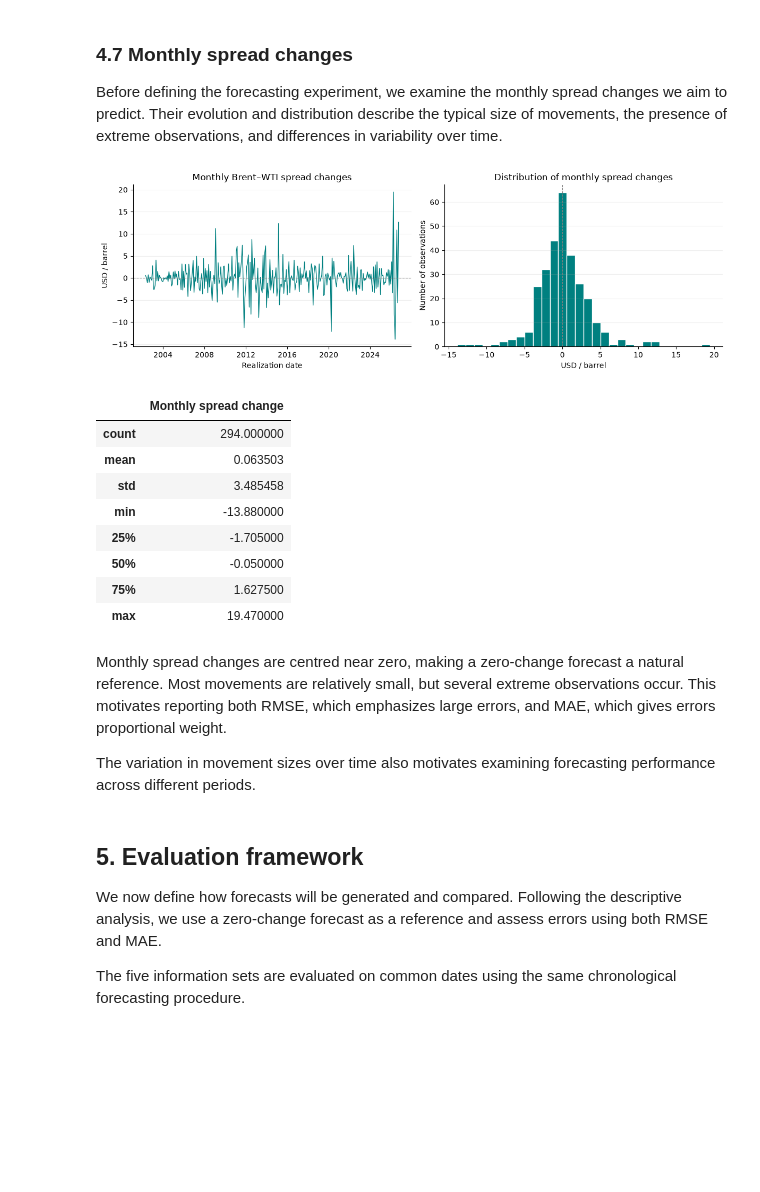
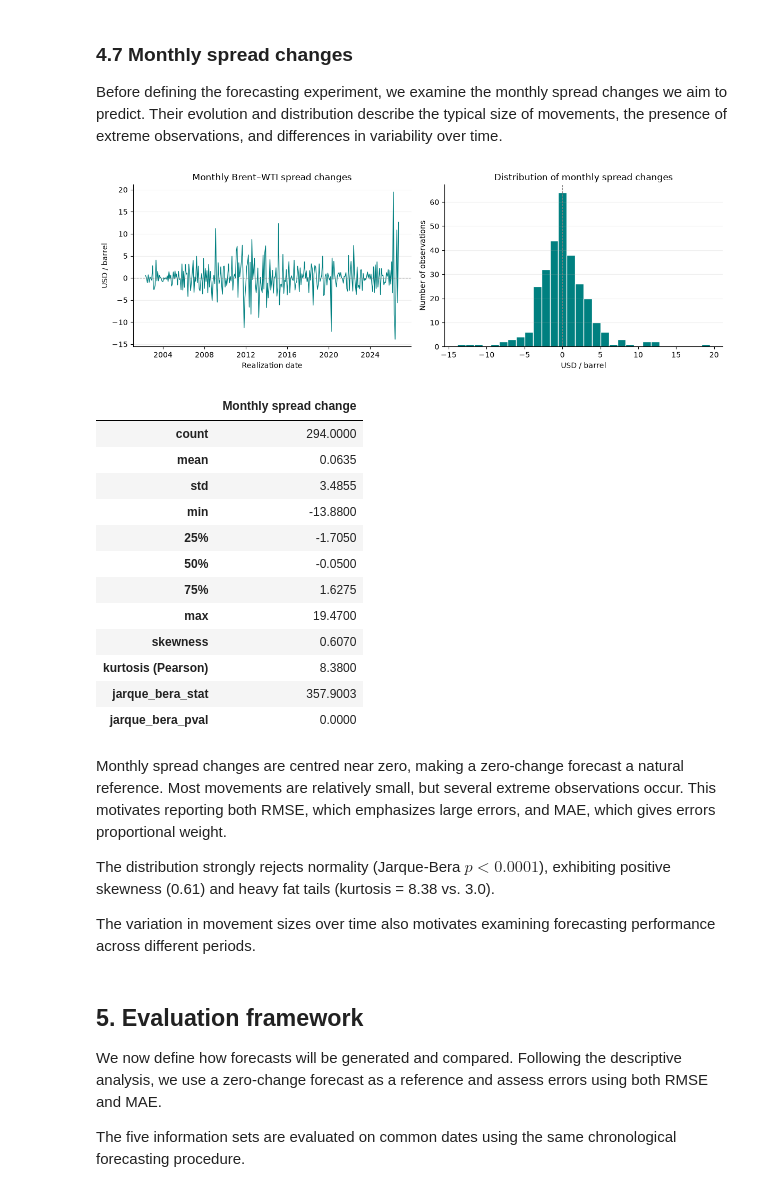
Before and after one commit to Samgit0532/brent-wti-ml-project, a Jupyter notebook: main.ipynb, the cells around one changed output. Cells and saved outputs as stored; diff of their text form; code cells hidden in the pictures; blank space fills up the shorter version.

```diff
--- a/main.ipynb
+++ b/main.ipynb
@@ -405,47 +405,66 @@ Period: 2002-03 to 2026-08
 
 Before defining the forecasting experiment, we examine the monthly spread changes we aim to predict. Their evolution and distribution describe the typical size of movements, the presence of extreme observations, and differences in variability over time.
 # %%
+from scipy import stats
+
 target = model_data["target_spread_change"]
 
 # The target attached to decision month t is realized in month t+1
 target_dates = model_data["date"] + pd.offsets.MonthEnd(1)
 
 fig, axes = plt.subplots(1, 2, figsize=(12, 4))
 
 axes[0].plot(target_dates, target, color="teal", linewidth=1)
 axes[0].axhline(0, color="grey", linestyle="--", linewidth=0.8)
 axes[0].set_title("Monthly Brent–WTI spread changes")
 axes[0].set_xlabel("Realization date")
 axes[0].set_ylabel("USD / barrel")
 
 axes[1].hist(target, bins=30, color="teal", edgecolor="white")
 axes[1].axvline(0, color="grey", linestyle="--", linewidth=0.8)
 axes[1].set_title("Distribution of monthly spread changes")
 axes[1].set_xlabel("USD / barrel")
 axes[1].set_ylabel("Number of observations")
 
 for ax in axes:
     ax.spines[["top", "right"]].set_visible(False)
     ax.grid(axis="y", alpha=0.2)
 
 plt.tight_layout()
 plt.show()
 
-display(target.describe().to_frame("Monthly spread change"))
+s = target.dropna()
+jb_stat, jb_pval = stats.jarque_bera(s)
+
+stats_summary = target.describe()
+stats_summary["skewness"] = s.skew()
+stats_summary["kurtosis (Pearson)"] = s.kurtosis() + 3
+stats_summary["jarque_bera_stat"] = jb_stat
+stats_summary["jarque_bera_pval"] = jb_pval
+
+display(
+    stats_summary.to_frame("Monthly spread change").style.format("{:.4f}")
+)
 # %% [output]
 [figure]
 |  | Monthly spread change |
-| count | 294.000000 |
-| mean | 0.063503 |
-| std | 3.485458 |
-| min | -13.880000 |
-| 25% | -1.705000 |
-| 50% | -0.050000 |
-| 75% | 1.627500 |
-| max | 19.470000 |
+| count | 294.0000 |
+| mean | 0.0635 |
+| std | 3.4855 |
+| min | -13.8800 |
+| 25% | -1.7050 |
+| 50% | -0.0500 |
+| 75% | 1.6275 |
+| max | 19.4700 |
+| skewness | 0.6070 |
+| kurtosis (Pearson) | 8.3800 |
+| jarque_bera_stat | 357.9003 |
+| jarque_bera_pval | 0.0000 |
 # %% [markdown]
 Monthly spread changes are centred near zero, making a zero-change forecast a natural reference. Most movements are relatively small, but several extreme observations occur. This motivates reporting both RMSE, which emphasizes large errors, and MAE, which gives errors proportional weight.
 
+The distribution strongly rejects normality (Jarque-Bera $p < 0.0001$), exhibiting positive skewness (0.61) and heavy fat tails (kurtosis = 8.38 vs. 3.0).
+
 The variation in movement sizes over time also motivates examining forecasting performance across different periods.
 # %% [markdown]
 ## 5. Evaluation framework
```
Also changed, not shown: parts of 2 cells of this notebook.
